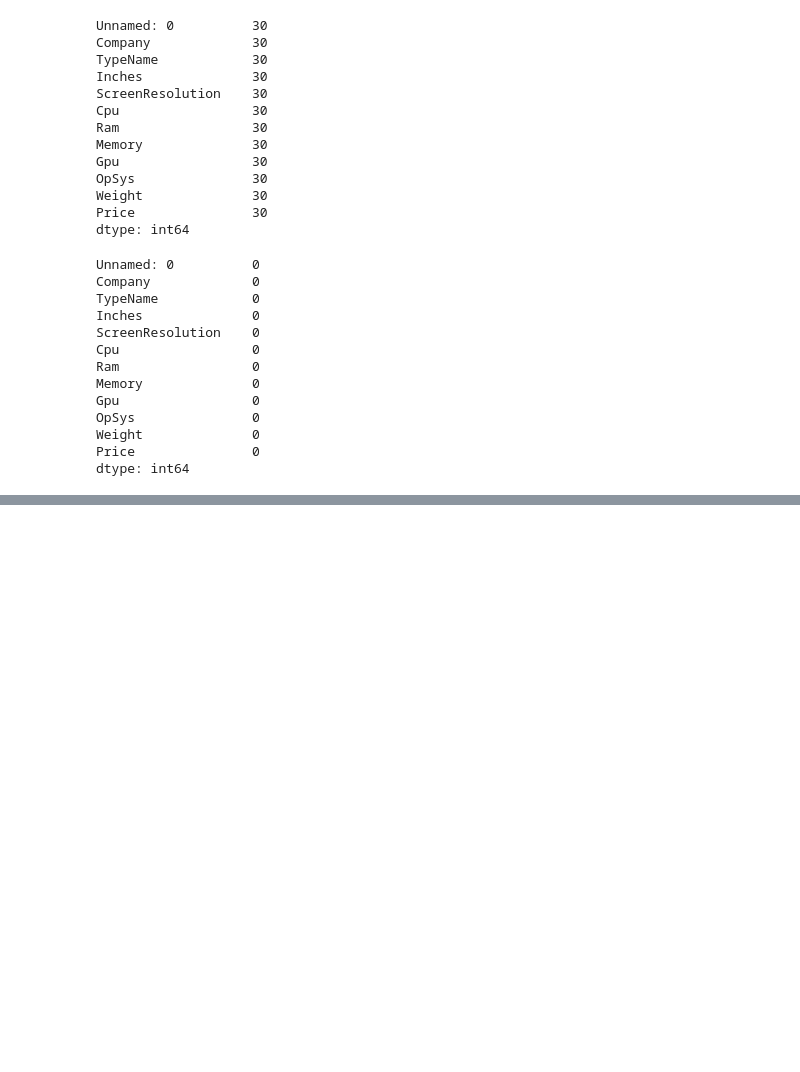
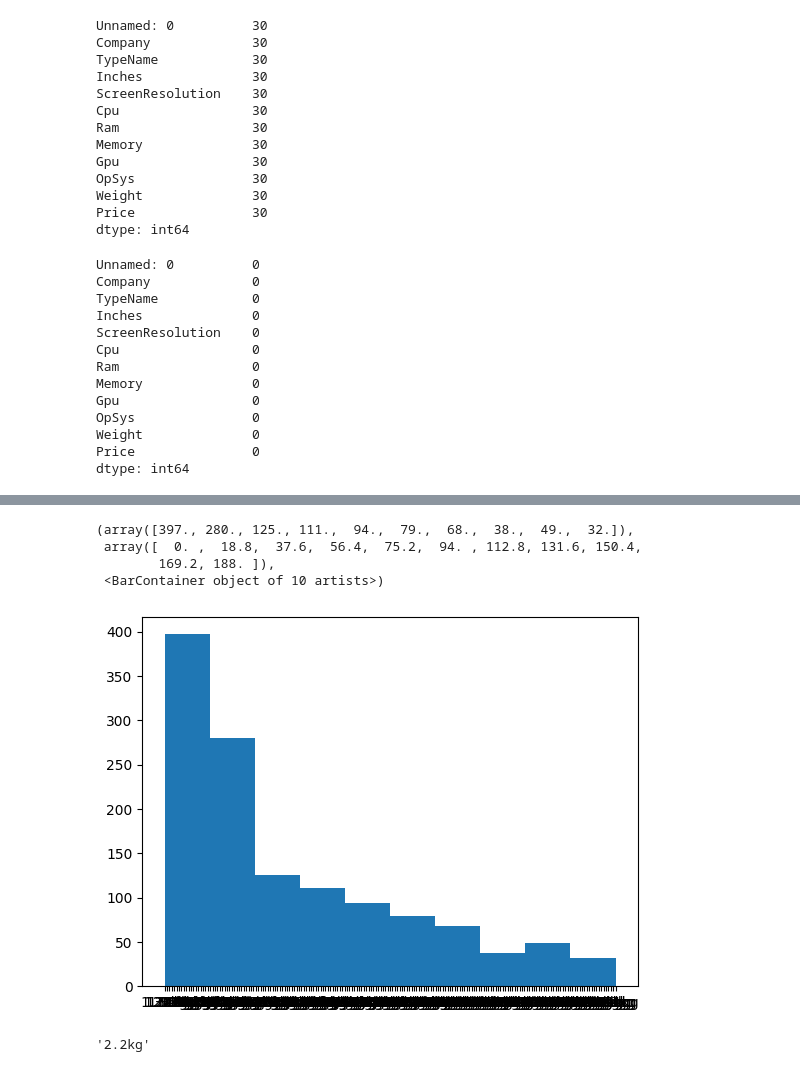
Before and after one commit to aimlrl/laptop-price-prediction, a Jupyter notebook: src.ipynb, the cells around one changed output, grey strips where cells are left out. Saved outputs shown, nothing was run; the diff lists cells and outputs as text; code cells hidden in the pictures; blank space fills up the shorter version.

```diff
--- a/src.ipynb
+++ b/src.ipynb
@@ -76,0 +104,2 @@ def label_encode_column(column_name):
+# %%
+data["Ram"] = data["Ram"].apply(lambda x: float(x.split("GB")[0]))
@@ -76,0 +122,12 @@ def label_encode_column(column_name):
+# %%
+plt.hist(data["Weight"])
+# %% [output]
+(array([397., 280., 125., 111.,  94.,  79.,  68.,  38.,  49.,  32.]),
+ array([  0. ,  18.8,  37.6,  56.4,  75.2,  94. , 112.8, 131.6, 150.4,
+        169.2, 188. ]),
+ <BarContainer object of 10 artists>)
+[figure, added]
+# %%
+data["Weight"].value_counts().index[0]
+# %% [output]
+'2.2kg'
```
Also changed, not shown: parts of 9 cells of this notebook.
